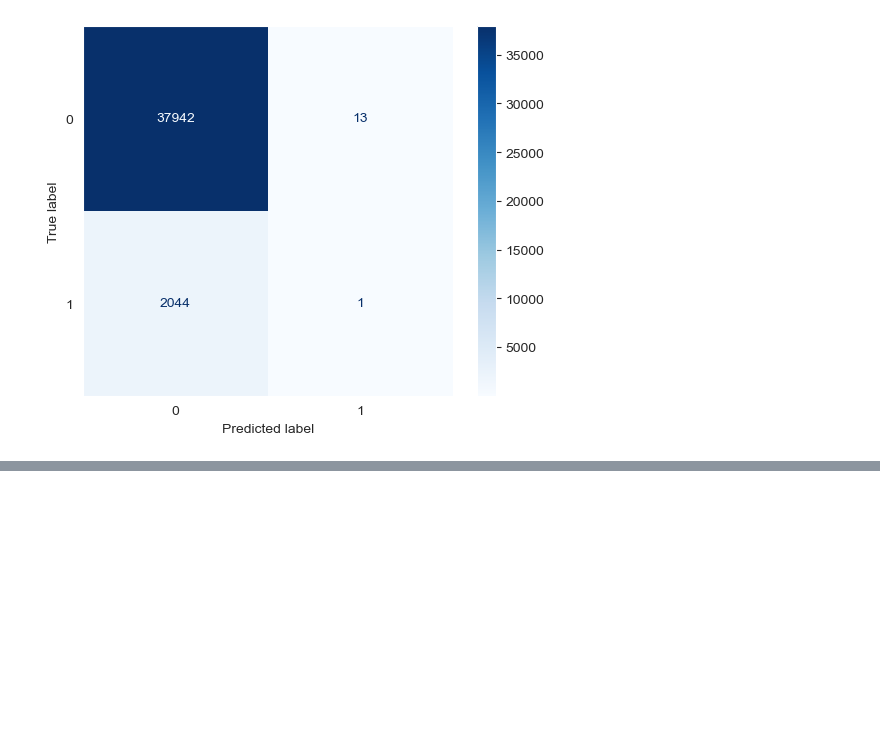
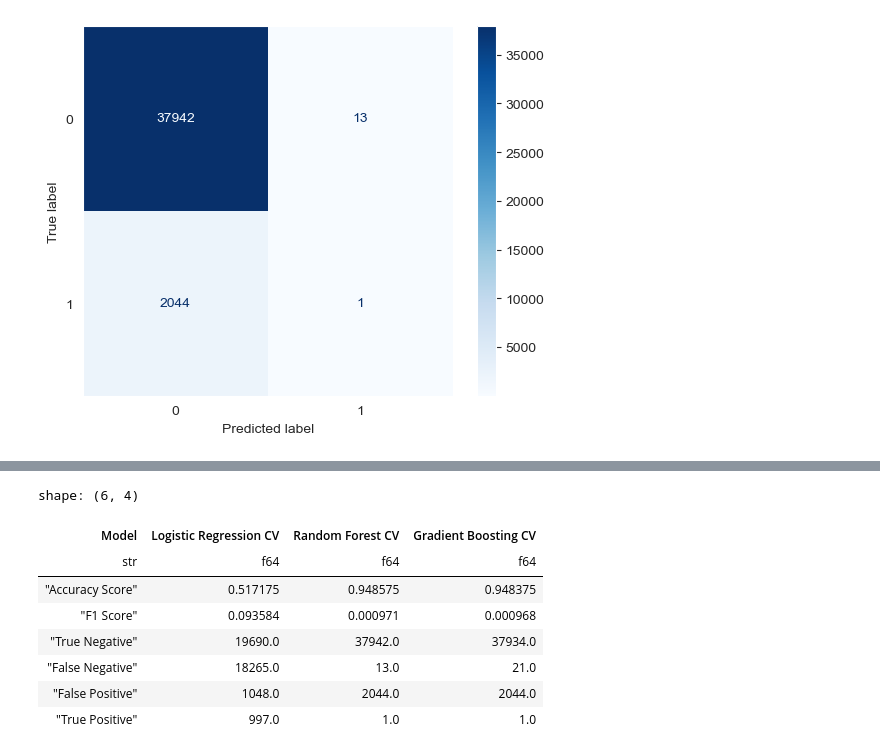
Before and after one commit to ZygimantasB/scikit-learn_training, a Jupyter notebook: Kaggle/Bank_Transaction_Fraud_Detection.ipynb, the cells around one changed output, grey strips where cells are left out. Saved outputs shown, nothing was run; the diff lists cells and outputs as text; code cells hidden in the pictures; blank space fills up the shorter version.

Commit message:
gradient_boosting_search finished for training

```diff
--- a/Kaggle/Bank_Transaction_Fraud_Detection.ipynb
+++ b/Kaggle/Bank_Transaction_Fraud_Detection.ipynb
@@ -457,4 +492,14 @@ gradient_boosting_search = pl.DataFrame({
 
 })
 # %%
-pl.concat([result, random_search, gradient_boosting_search], how='horizontal')
+pl.concat([result, gradient_boosting_search], how='horizontal')
+# %% [output]
+shape: (6, 4)
+| Model | Logistic Regression CV | Random Forest CV | Gradient Boosting CV |
+| str | f64 | f64 | f64 |
+| "Accuracy Score" | 0.517175 | 0.948575 | 0.948375 |
+| "F1 Score" | 0.093584 | 0.000971 | 0.000968 |
+| "True Negative" | 19690.0 | 37942.0 | 37934.0 |
+| "False Negative" | 18265.0 | 13.0 | 21.0 |
+| "False Positive" | 1048.0 | 2044.0 | 2044.0 |
+| "True Positive" | 997.0 | 1.0 | 1.0 |
```
Also changed, not shown: parts of 10 cells of this notebook.
